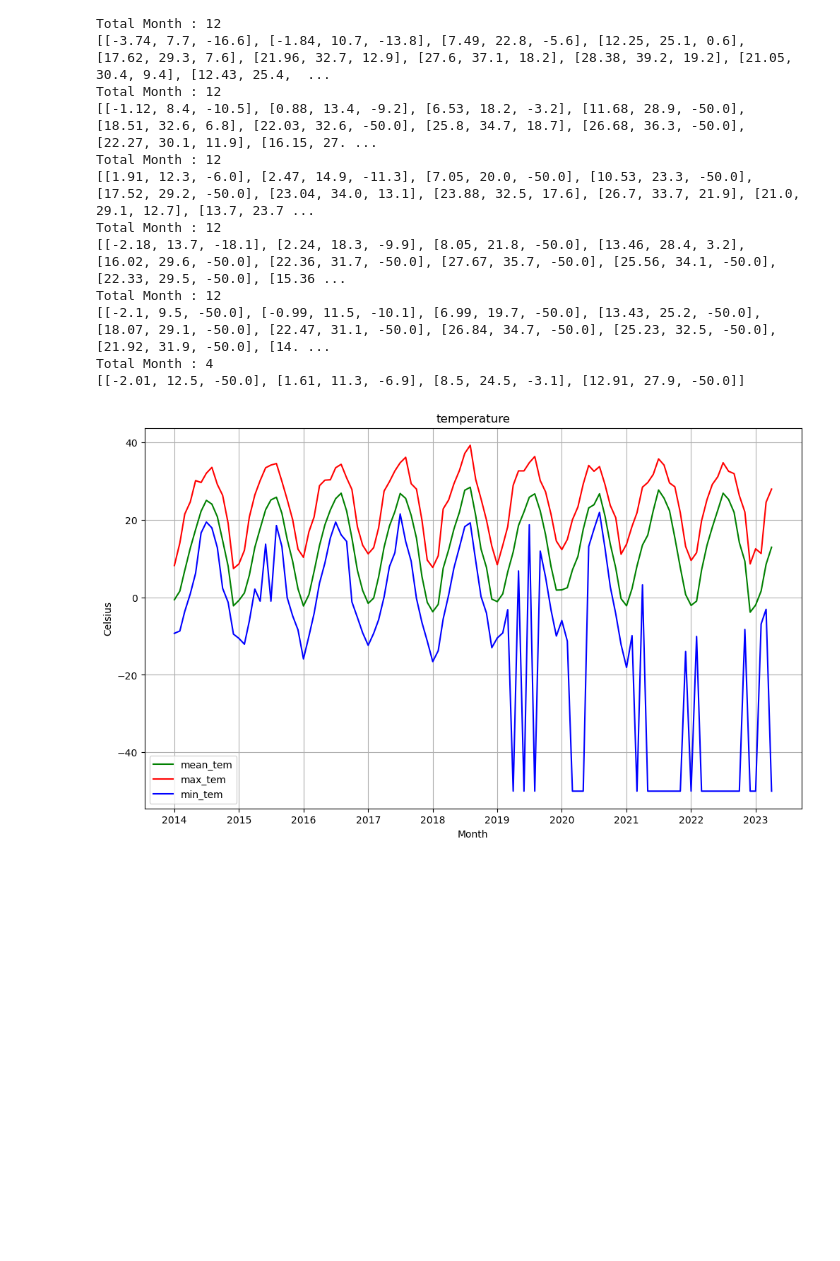
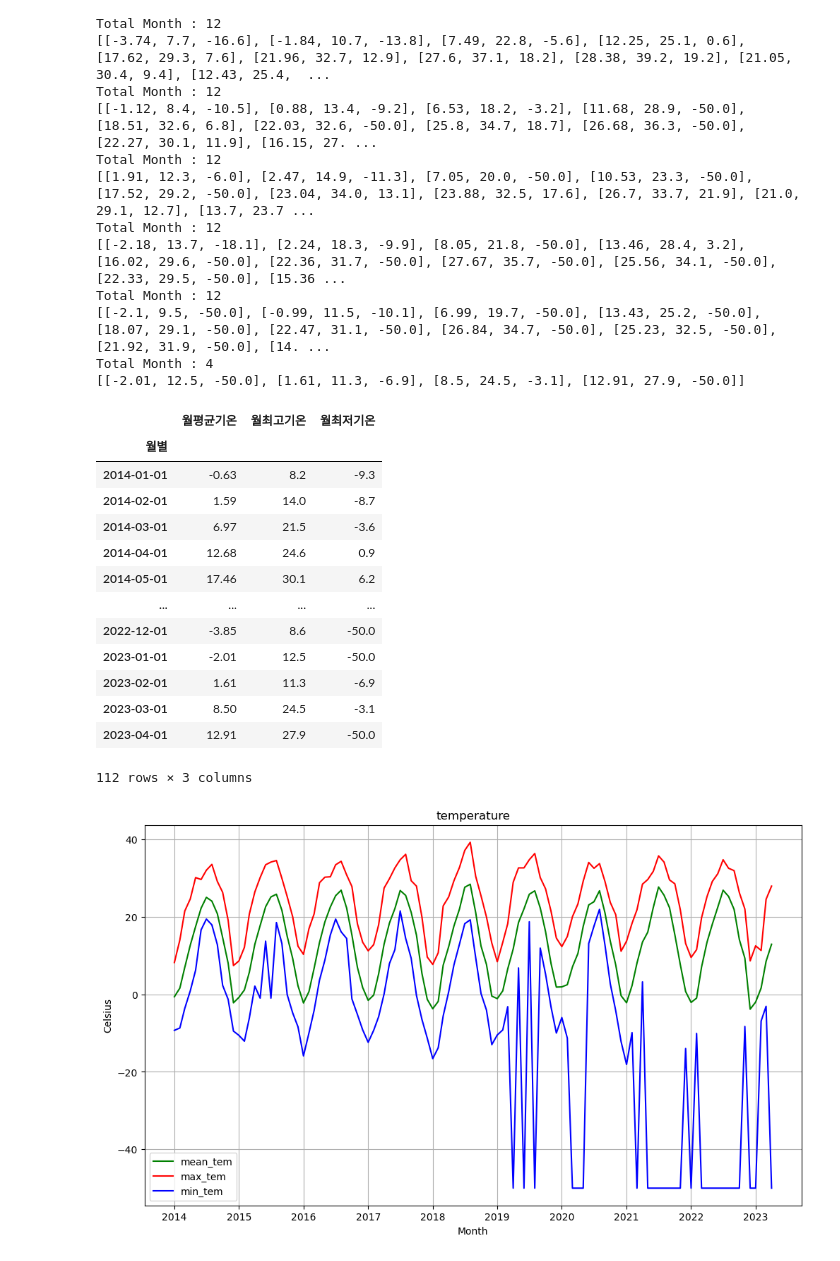
Before and after one commit to gyubinc/Hwaseong_Population_Forecasting, a Jupyter notebook: EDA/기온,강수 데이터처리.ipynb, the cells around one changed output. Drawn from its saved outputs; the diff is of its cells as text; code cells hidden in the pictures; blank space fills up the shorter version.

```diff
--- a/EDA/기온데이터처리.ipynb
+++ b/EDA/기온,강수 데이터처리.ipynb
@@ -114,3 +114,20 @@ hwaseong = pd.read_excel("../data/Hwaseong_data.xlsx")
 pd.Series()
 # %%
 last_tem = pd.DataFrame({'월평균기온' : tem_mean, '월최고기온' : tem_max, '월최저기온' : tem_min}, index = hwaseong['월별'])
+# %%
+last_tem
+# %% [output]
+|  | 월평균기온 | 월최고기온 | 월최저기온 |
+| 월별 |  |  |  |
+| 2014-01-01 | -0.63 | 8.2 | -9.3 |
+| 2014-02-01 | 1.59 | 14.0 | -8.7 |
+| 2014-03-01 | 6.97 | 21.5 | -3.6 |
+| 2014-04-01 | 12.68 | 24.6 | 0.9 |
+| 2014-05-01 | 17.46 | 30.1 | 6.2 |
+| ... | ... | ... | ... |
+| 2022-12-01 | -3.85 | 8.6 | -50.0 |
+| 2023-01-01 | -2.01 | 12.5 | -50.0 |
+| 2023-02-01 | 1.61 | 11.3 | -6.9 |
+| 2023-03-01 | 8.50 | 24.5 | -3.1 |
+| 2023-04-01 | 12.91 | 27.9 | -50.0 |
+112 rows × 3 columns
```
Also changed, not shown: parts of 4 cells of this notebook.
